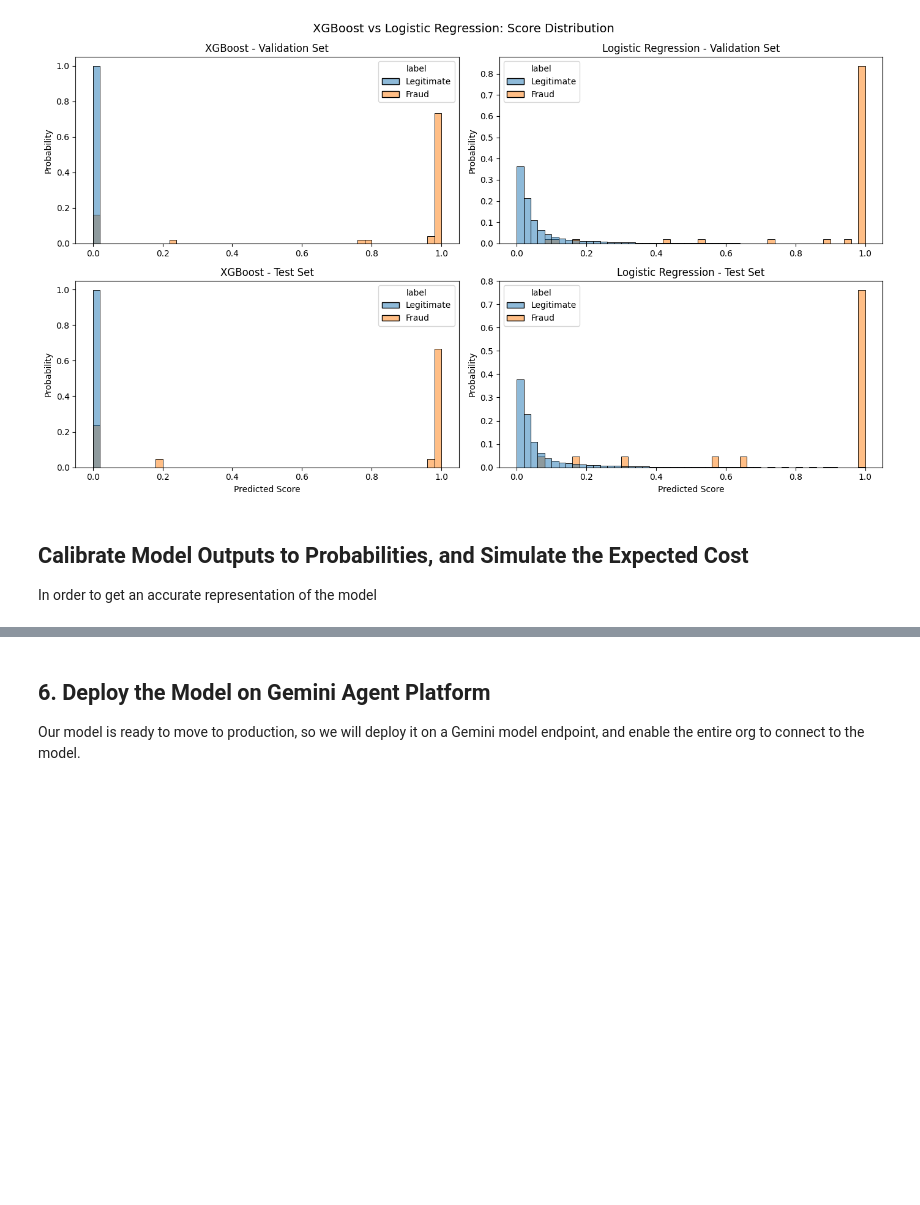
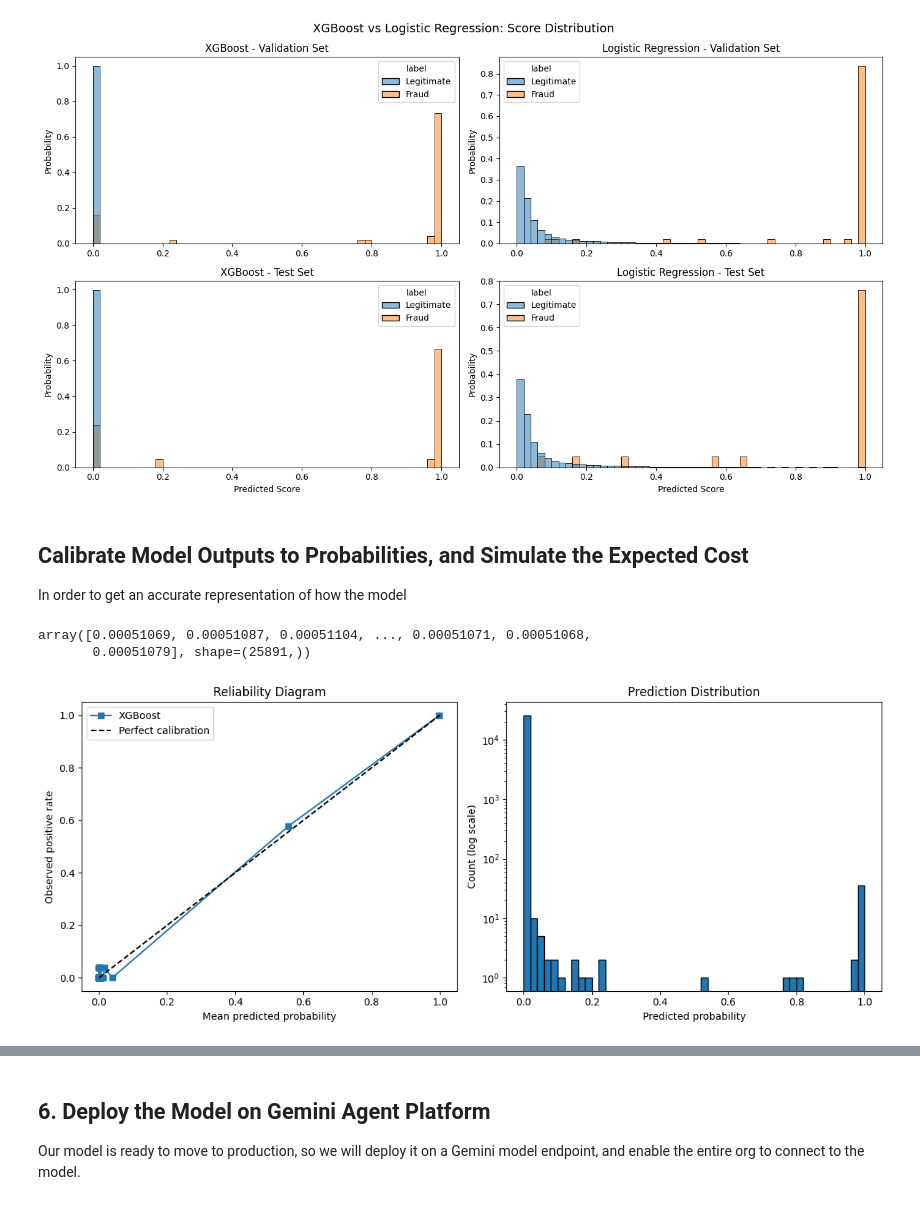
Before and after one commit to smasuno/fraud-detection, a Jupyter notebook: fraud_detection.ipynb, the cells around one changed output, grey strips where cells are left out. Cells and saved outputs as stored; diff of their text form; code cells hidden in the pictures; blank space fills up the shorter version.

```diff
--- a/fraud_detection.ipynb
+++ b/fraud_detection.ipynb
@@ -413,4 +414,14 @@ plot_class_distribution(model, y_pred, y_valid, y_test, X_valid, X_test)
 # %% [markdown]
 ## Calibrate Model Outputs to Probabilities, and Simulate the Expected Cost
 
-In order to get an accurate representation of the model
+In order to get an accurate representation of how the model
+# %%
+from sklearn.calibration import CalibratedClassifierCV
+
+calibrated = CalibratedClassifierCV(model, method='sigmoid')
+calibrated.fit(X_valid, y_valid)
+probs = calibrated.predict_proba(X_test)[:, 1]
+probs
+# %% [output]
+array([0.00051069, 0.00051087, 0.00051104, ..., 0.00051071, 0.00051068,
+       0.00051079], shape=(25891,))
@@ -416,0 +454,36 @@ In order to get an accurate representation of the model
+# %%
+#plt.scatter(data=np.c_[y_test_pred, calibrated_probs])
+#plt.scatter(x=y_test_pred, y=calibrated_probs)
+
+y_pred_clipped = model.predict_proba(X_test)[:, 1]
+log_odds = np.log(y_pred_clipped / (1 - y_pred_clipped)).reshape(-1, 1)
+platt = LogisticRegression(solver='lbfgs')
+platt.fit(log_odds, y_test)
+calibrated_probs = platt.predict_proba(log_odds)[:, 1]
+
+fraction_of_positives, mean_predicted = calibration_curve(
+    y_test, calibrated_probs, n_bins=1000, strategy='quantile'
+)
+
+fig, axes = plt.subplots(1, 2, figsize=(12, 5))
+
+# Reliability diagram
+axes[0].plot(mean_predicted, fraction_of_positives, 's-', label='XGBoost')
+axes[0].plot([0, 1], [0, 1], 'k--', label='Perfect calibration')
+axes[0].set_xlabel('Mean predicted probability')
+axes[0].set_ylabel('Observed positive rate')
+axes[0].set_title('Reliability Diagram')
+axes[0].legend()
+
+# Histogram of predictions — critical context
+y_prob = model.predict_proba(X_valid)[:, 1]
+axes[1].hist(y_prob, bins=50, edgecolor='black')
+axes[1].set_yscale('log')
+axes[1].set_xlabel('Predicted probability')
+axes[1].set_ylabel('Count (log scale)')
+axes[1].set_title('Prediction Distribution')
+
+plt.tight_layout()
+plt.show()
+# %% [output]
+[figure, added]
```
Also changed, not shown: parts of 8 cells of this notebook, 3 other files.
